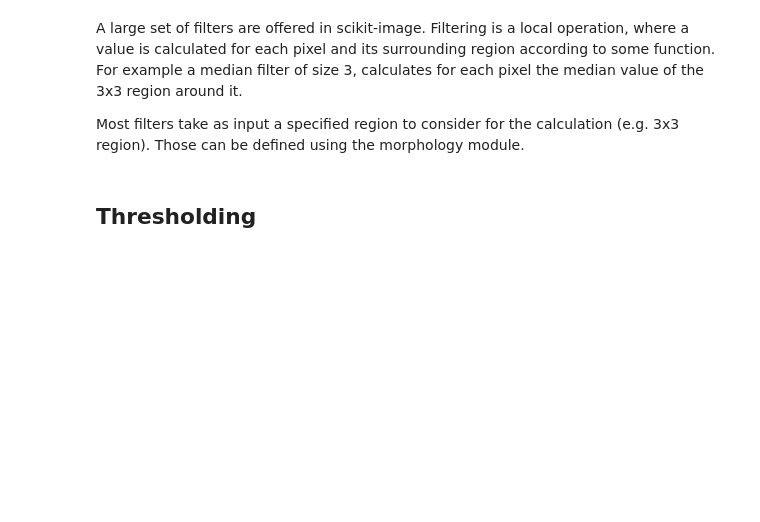
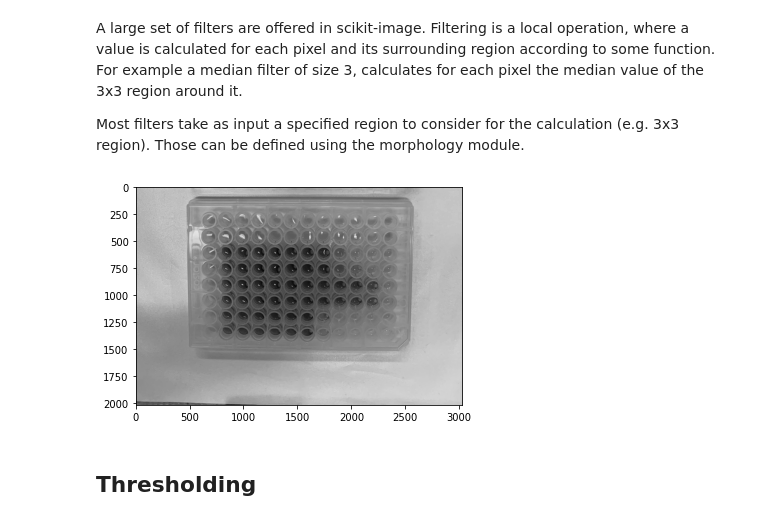
Before and after one commit to TillVollmer5/DSF-FS2022, a Jupyter notebook: 11_Basic_Image_Processing.ipynb, the cells around one changed output. Cells and saved outputs as stored; diff of their text form; code cells hidden in the pictures; blank space fills up the shorter version.

```diff
--- a/11_Basic_Image_Processing.ipynb
+++ b/11_Basic_Image_Processing.ipynb
@@ -48,7 +48,7 @@ Successfully installed pillow-heif-0.2.3
 from PIL import Image
 import pillow_heif
 
-url_pre  = '/content/drive/MyDrive/Courses/DSF-DCBP/Data-Images/'
+url_pre  = '/content/drive/MyDrive/DSF/Images/'
 url_name = 'IMG_5387.HEIC'
 heif_file = pillow_heif.read(url_pre+url_name)
 image = Image.frombytes(heif_file.mode,heif_file.size,heif_file.data,"raw",)
@@ -115,9 +115,11 @@ A large set of filters are offered in scikit-image. Filtering is a local operati
 Most filters take as input a specified region to consider for the calculation (e.g. 3x3 region). Those can be defined using the morphology module.
 # %%
 # There are some reflections or white dots in the black bins. Let's try to get rid of them with a filter.
-image_mean = skf.median(image,selem=skm.disk(20))
+image_mean = skf.median(image) #,selem=sdikm.sk(20)
 plt.imshow(image_mean, cmap ='gray')
 plt.show()
+# %% [output]
+[figure, added]
 # %% [markdown]
 ## Thresholding
 # %% [markdown]
```
Also changed, not shown: parts of 4 cells of this notebook.
